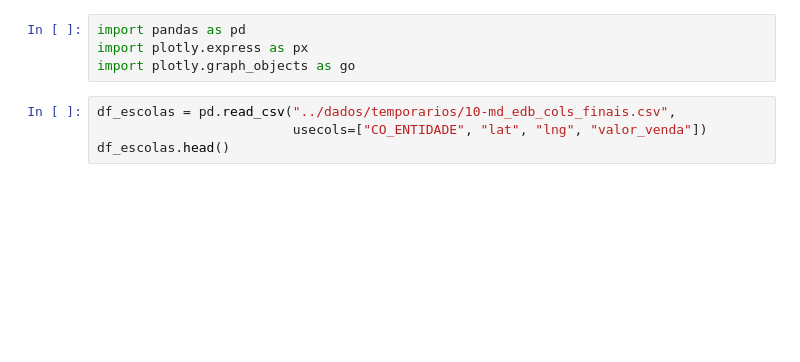
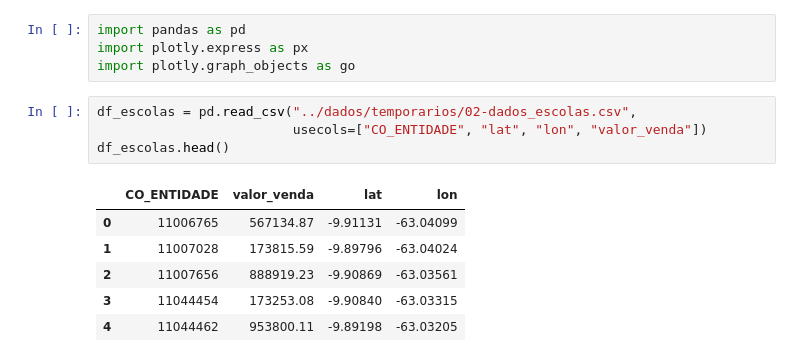
Before and after one commit to gabeguidoni/desafio-poliedro-clusterizacao, a Jupyter notebook: notebooks/31-mapas.ipynb, the cells around one changed output. Drawn from its saved outputs; the diff is of its cells as text; blank space fills up the shorter version.

```diff
--- a/notebooks/31-mapas.ipynb
+++ b/notebooks/31-mapas.ipynb
@@ -3,7 +3,14 @@ import pandas as pd
 import plotly.express as px
 import plotly.graph_objects as go
 # %%
-df_escolas = pd.read_csv("../dados/temporarios/10-md_edb_cols_finais.csv",
-                         usecols=["CO_ENTIDADE", "lat", "lng", "valor_venda"])
+df_escolas = pd.read_csv("../dados/temporarios/02-dados_escolas.csv",
+                         usecols=["CO_ENTIDADE", "lat", "lon", "valor_venda"])
 df_escolas.head()
+# %% [output]
+|  | CO_ENTIDADE | valor_venda | lat | lon |
+| 0 | 11006765 | 567134.87 | -9.91131 | -63.04099 |
+| 1 | 11007028 | 173815.59 | -9.89796 | -63.04024 |
+| 2 | 11007656 | 888919.23 | -9.90869 | -63.03561 |
+| 3 | 11044454 | 173253.08 | -9.90840 | -63.03315 |
+| 4 | 11044462 | 953800.11 | -9.89198 | -63.03205 |
 # %%
```
Also changed, not shown: parts of 2 cells of this notebook, 6 other files.
